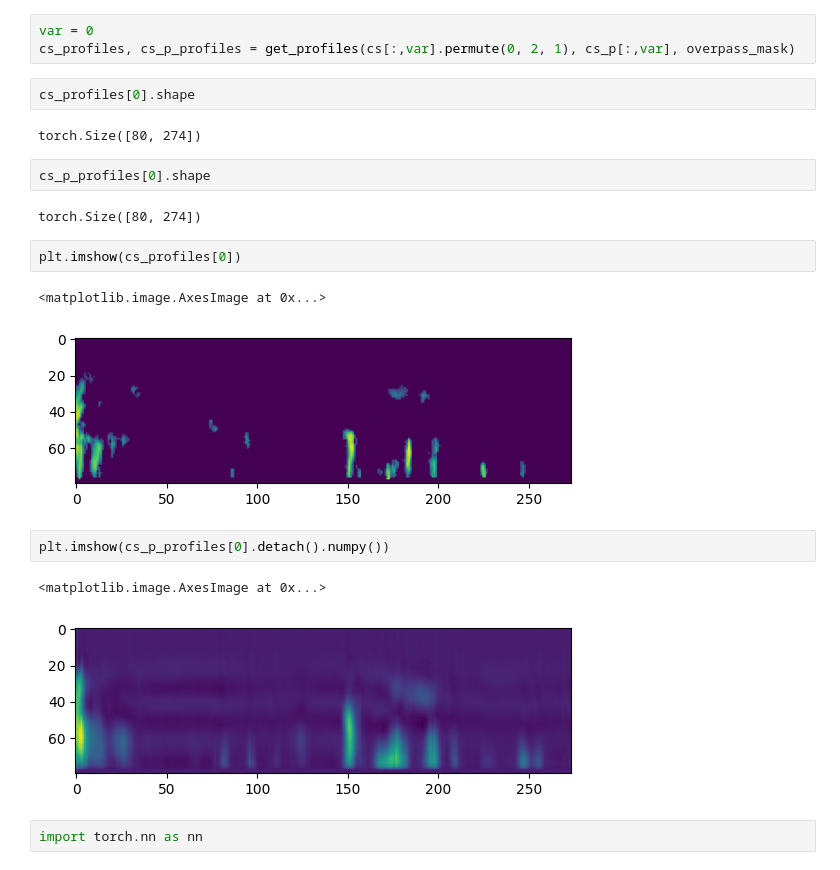
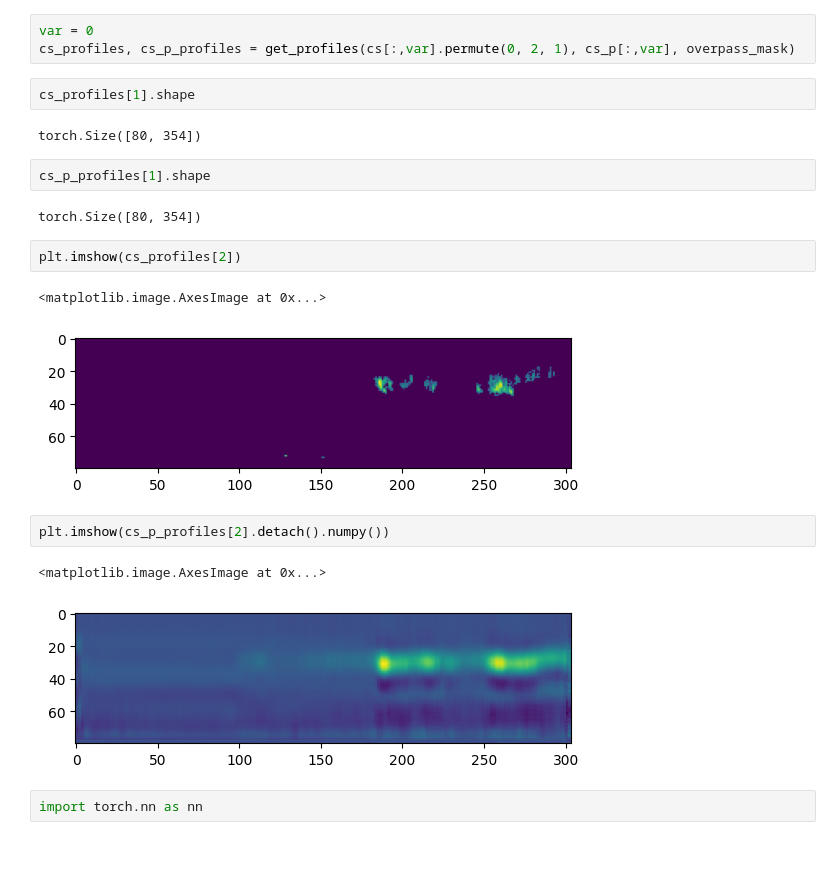
Before and after one commit to WinterSchool2026/ch10-3d-hurricane-generation, a Jupyter notebook: notebooks/03_calculate_loss.ipynb, the cells around one changed output. Drawn from its saved outputs; the diff is of its cells as text.

```diff
--- a/notebooks/03_calculate_loss.ipynb
+++ b/notebooks/03_calculate_loss.ipynb
@@ -79,23 +79,23 @@ torch.Size([4, 256, 256])
 var = 0
 cs_profiles, cs_p_profiles = get_profiles(cs[:,var].permute(0, 2, 1), cs_p[:,var], overpass_mask)
 # %%
-cs_profiles[0].shape
+cs_profiles[1].shape
 # %% [output]
-torch.Size([80, 274])
+torch.Size([80, 354])
 # %%
-cs_p_profiles[0].shape
+cs_p_profiles[1].shape
 # %% [output]
-torch.Size([80, 274])
+torch.Size([80, 354])
 # %%
-plt.imshow(cs_profiles[0])
+plt.imshow(cs_profiles[2])
 # %% [output]
 <matplotlib.image.AxesImage at 0x...>
-[figure, old version]
+[figure, new version]
 # %%
-plt.imshow(cs_p_profiles[0].detach().numpy())
+plt.imshow(cs_p_profiles[2].detach().numpy())
 # %% [output]
 <matplotlib.image.AxesImage at 0x...>
-[figure, old version]
+[figure, new version]
 # %%
 import torch.nn as nn
 # %%
```
Also changed, not shown: 1 other file.
